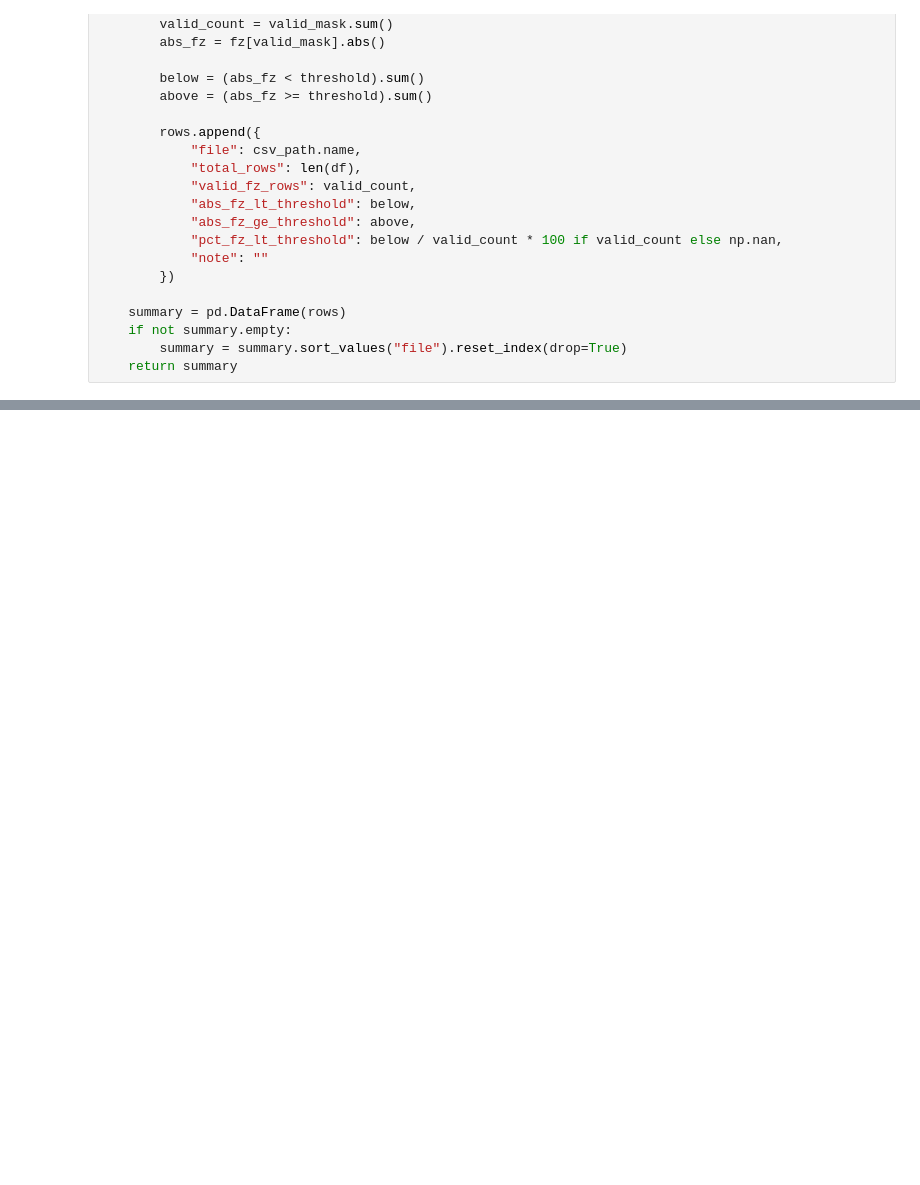
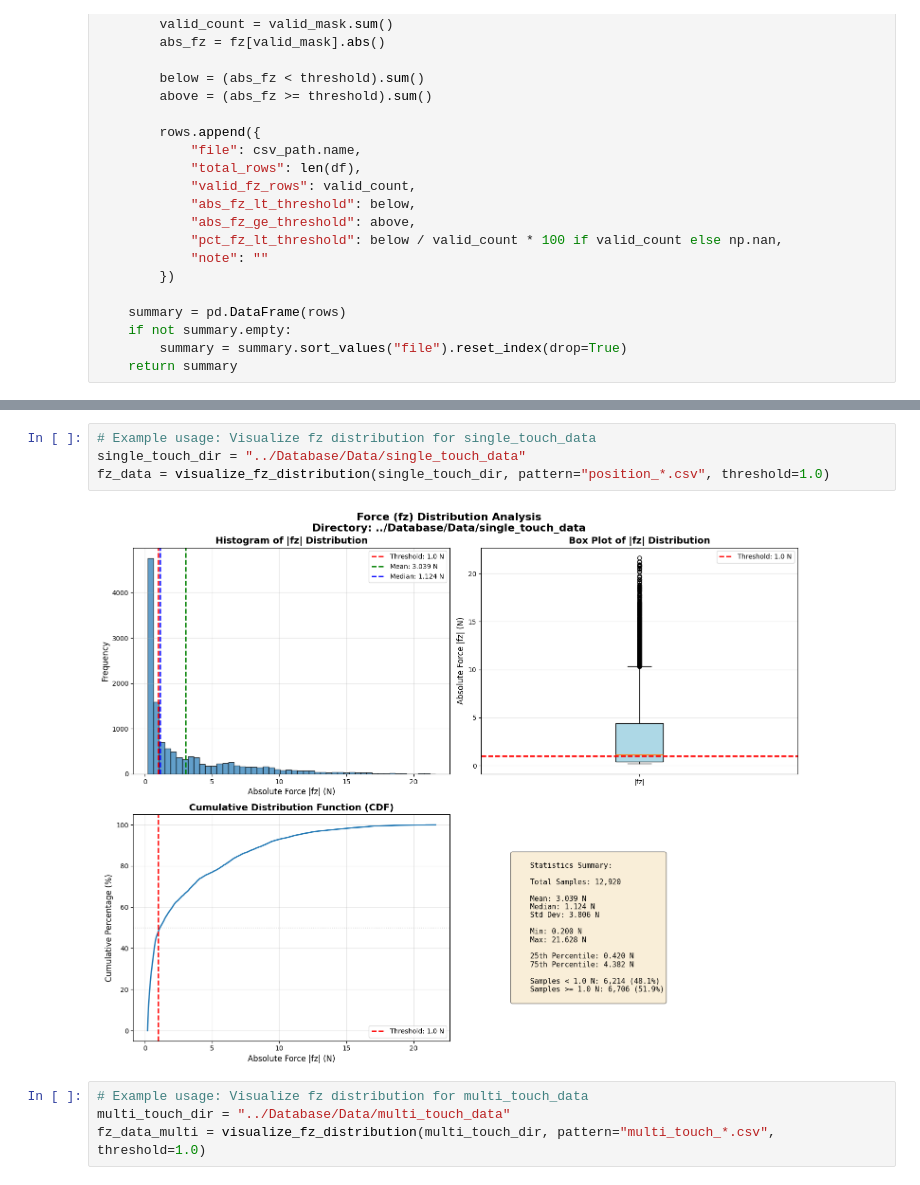
Before and after one commit to JackyJiang0410/EFlashTeam7, a Jupyter notebook: notebooks/multi_touch_eda.ipynb, the cells around one changed output, grey strips where cells are left out. Cells and saved outputs as stored; diff of their text form; blank space fills up the shorter version.

```diff
--- a/notebooks/multi_touch_eda.ipynb
+++ b/notebooks/multi_touch_eda.ipynb
@@ -115,0 +235,10 @@ totals.to_frame(name="count"), shares
+# %%
+# Example usage: Visualize fz distribution for single_touch_data
+single_touch_dir = "../Database/Data/single_touch_data"
+fz_data = visualize_fz_distribution(single_touch_dir, pattern="position_*.csv", threshold=1.0)
+# %% [output]
+[figure, added]
+# %%
+# Example usage: Visualize fz distribution for multi_touch_data
+multi_touch_dir = "../Database/Data/multi_touch_data"
+fz_data_multi = visualize_fz_distribution(multi_touch_dir, pattern="multi_touch_*.csv", threshold=1.0)
```
Also changed, not shown: parts of 7 cells of this notebook, 16 other files.
